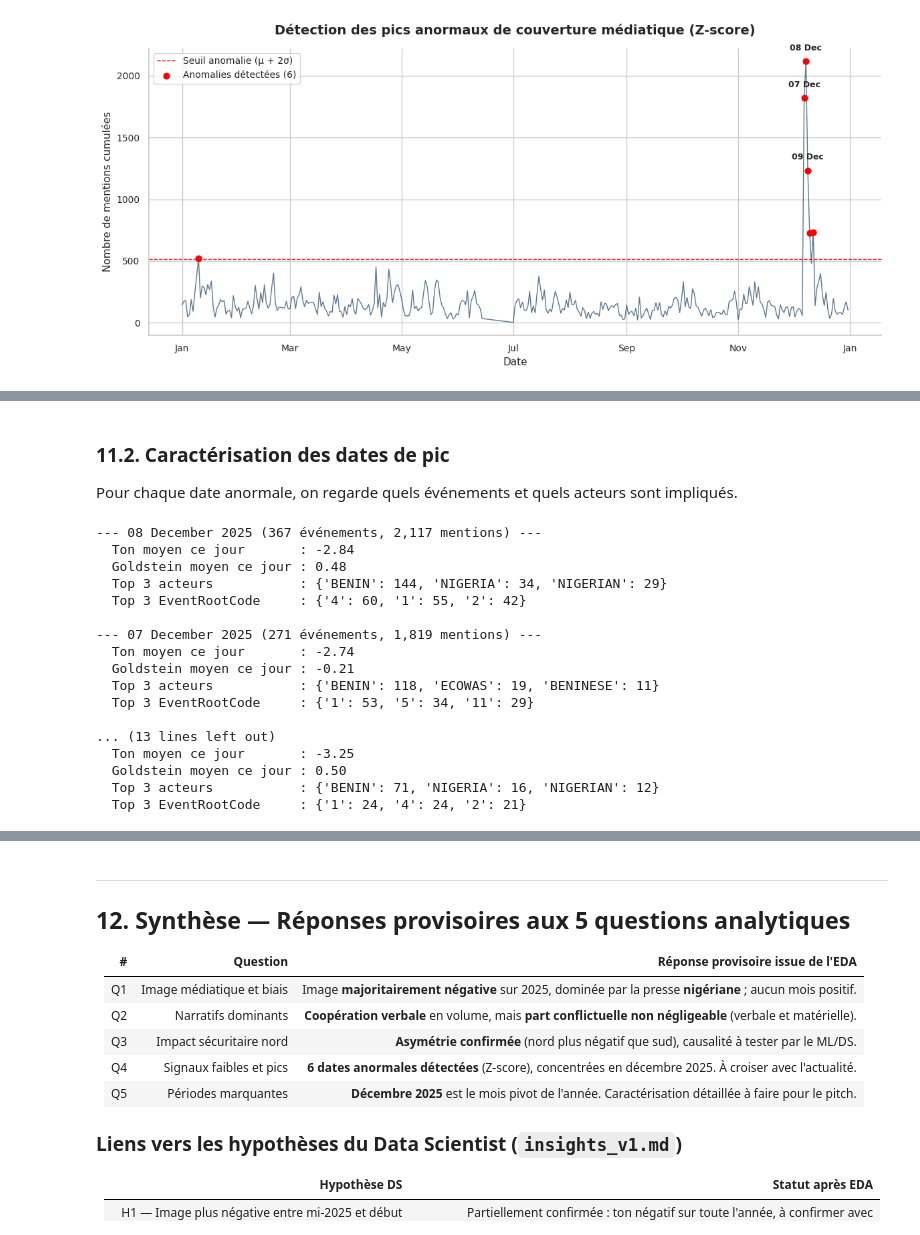
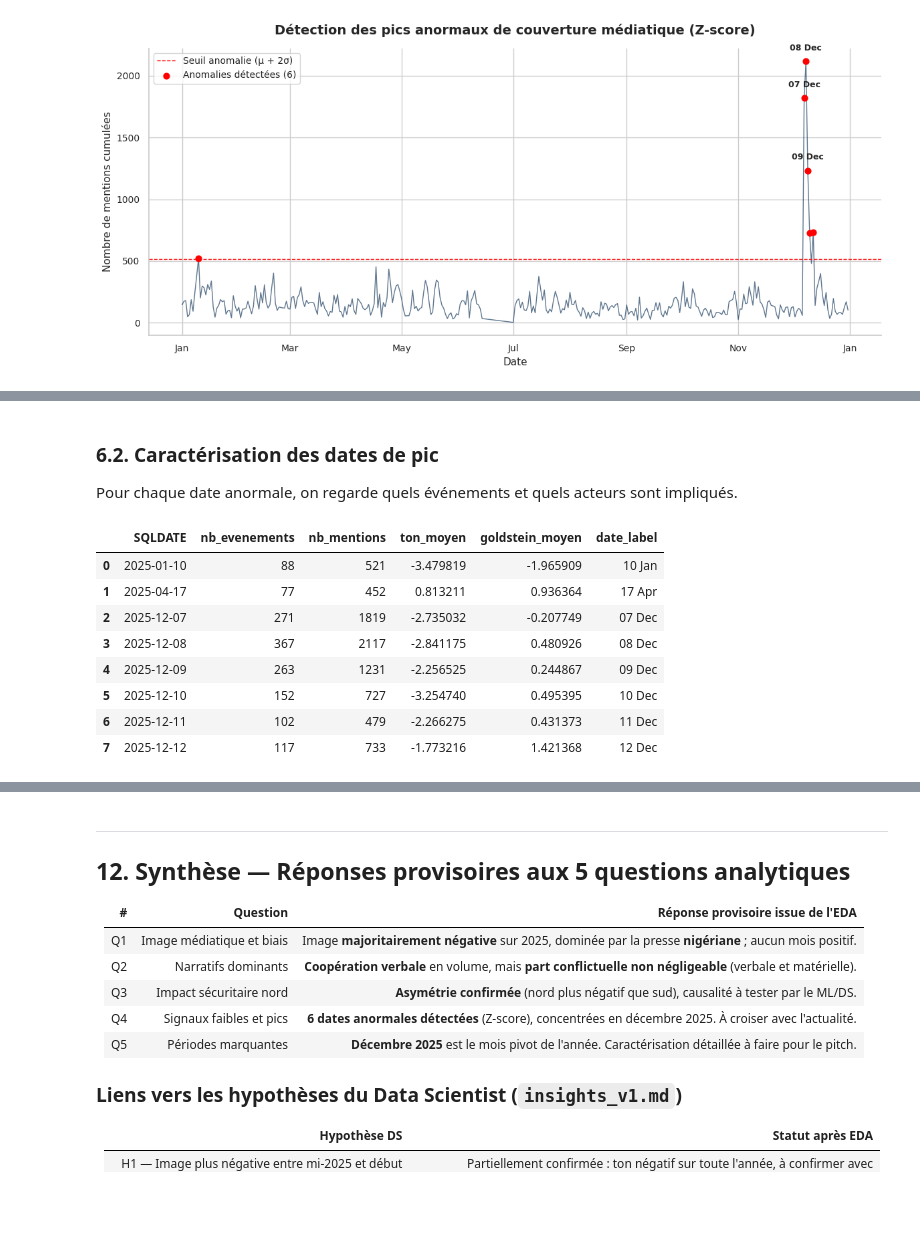
Before and after one commit to CarineEpitech/Hackathon_Isheero_Team04, a Jupyter notebook: notebooks/eda.ipynb, the cells around one changed output, grey strips where cells are left out. Drawn from its saved outputs; the diff is of its cells as text; code cells hidden in the pictures; blank space fills up the shorter version.

```diff
--- a/notebooks/eda.ipynb
+++ b/notebooks/eda.ipynb
@@ -1284,32 +1361,37 @@ plt.show()
 # %% [markdown]
-### **11.2. Caractérisation des dates de pic**
+### **6.2. Caractérisation des dates de pic**
 
 Pour chaque date anormale, on regarde quels événements et quels acteurs sont impliqués.
-# %%
-top_dates = anomalies.head(5).index
-for date in top_dates:
-    sub = df[df['SQLDATE'] == date]
-    print(f"\n--- {date.strftime('%d %B %Y')} ({len(sub)} événements, {sub['NumMentions'].sum():,} mentions) ---")
-    print(f"  Ton moyen ce jour       : {sub['AvgTone'].mean():.2f}")
-    print(f"  Goldstein moyen ce jour : {sub['GoldsteinScale'].mean():.2f}")
-    print(f"  Top 3 acteurs           : {sub['Actor1Name'].value_counts().head(3).to_dict()}")
-    top_root = sub['EventRootCode'].astype(str).value_counts().head(3)
-    print(f"  Top 3 EventRootCode     : {top_root.to_dict()}")
-# %% [output]
---- 08 December 2025 (367 événements, 2,117 mentions) ---
-  Ton moyen ce jour       : -2.84
-  Goldstein moyen ce jour : 0.48
-  Top 3 acteurs           : {'BENIN': 144, 'NIGERIA': 34, 'NIGERIAN': 29}
-  Top 3 EventRootCode     : {'4': 60, '1': 55, '2': 42}
-
---- 07 December 2025 (271 événements, 1,819 mentions) ---
-  Ton moyen ce jour       : -2.74
-  Goldstein moyen ce jour : -0.21
-  Top 3 acteurs           : {'BENIN': 118, 'ECOWAS': 19, 'BENINESE': 11}
-  Top 3 EventRootCode     : {'1': 53, '5': 34, '11': 29}
-
-... (13 lines left out)
-  Ton moyen ce jour       : -3.25
-  Goldstein moyen ce jour : 0.50
-  Top 3 acteurs           : {'BENIN': 71, 'NIGERIA': 16, 'NIGERIAN': 12}
-  Top 3 EventRootCode     : {'1': 24, '4': 24, '2': 21}
+# %%
+# ---------------------------------------------------
+# Résumé des 10 dates anormales
+# ---------------------------------------------------
+
+top_dates = df_top_anomalies.head(10).index
+
+df_pics = df[df['SQLDATE'].isin(top_dates)].copy()
+
+resume_pics = (
+    df_pics.groupby('SQLDATE')
+    .agg(
+        nb_evenements=('GLOBALEVENTID', 'count'),
+        nb_mentions=('NumMentions', 'sum'),
+        ton_moyen=('AvgTone', 'mean'),
+        goldstein_moyen=('GoldsteinScale', 'mean')
+    )
+    .reset_index()
+    .sort_values('SQLDATE')
+)
+
+resume_pics['date_label'] = resume_pics['SQLDATE'].dt.strftime('%d %b')
+resume_pics
+# %% [output]
+|  | SQLDATE | nb_evenements | nb_mentions | ton_moyen | goldstein_moyen | date_label |
+| 0 | 2025-01-10 | 88 | 521 | -3.479819 | -1.965909 | 10 Jan |
+| 1 | 2025-04-17 | 77 | 452 | 0.813211 | 0.936364 | 17 Apr |
+| 2 | 2025-12-07 | 271 | 1819 | -2.735032 | -0.207749 | 07 Dec |
+| 3 | 2025-12-08 | 367 | 2117 | -2.841175 | 0.480926 | 08 Dec |
+| 4 | 2025-12-09 | 263 | 1231 | -2.256525 | 0.244867 | 09 Dec |
+| 5 | 2025-12-10 | 152 | 727 | -3.254740 | 0.495395 | 10 Dec |
+| 6 | 2025-12-11 | 102 | 479 | -2.266275 | 0.431373 | 11 Dec |
+| 7 | 2025-12-12 | 117 | 733 | -1.773216 | 1.421368 | 12 Dec |
```
Also changed, not shown: parts of 13 cells of this notebook, 5 other files.
